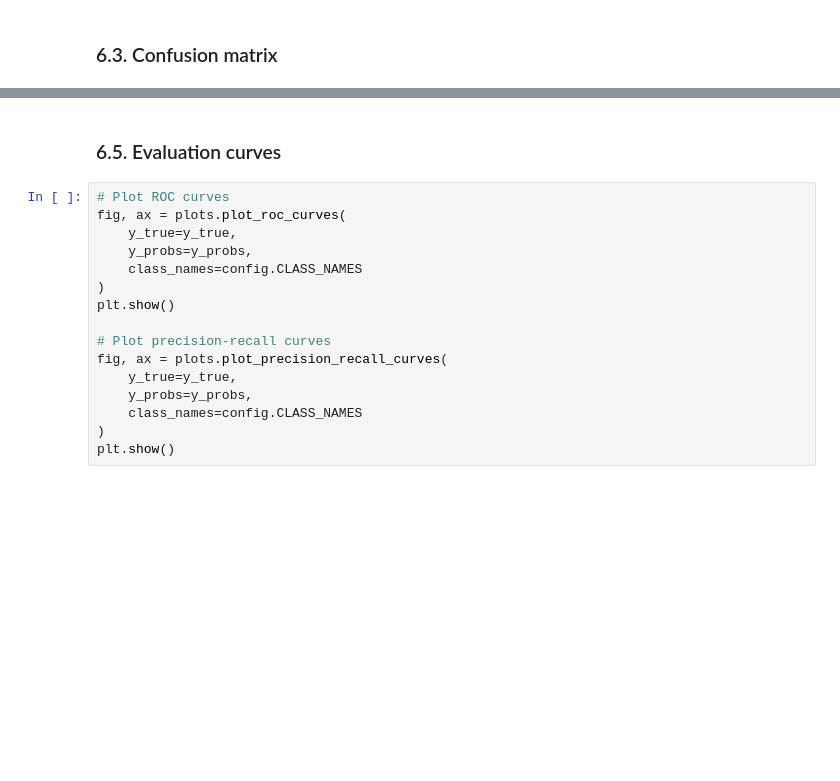
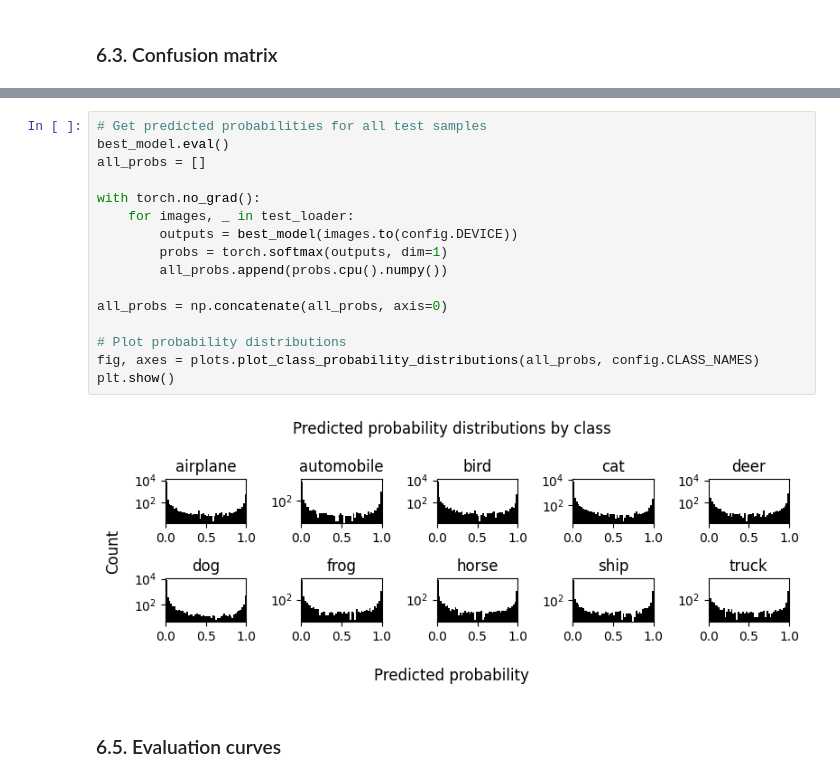
Before and after one commit to gperdrizet/CIFAR10, a Jupyter notebook: notebooks/05-training-optimization.ipynb, the cells around one changed output, grey strips where cells are left out. Cells and saved outputs as stored; diff of their text form; blank space fills up the shorter version.

```diff
--- a/notebooks/05-training-optimization.ipynb
+++ b/notebooks/05-training-optimization.ipynb
@@ -446,18 +559,20 @@ plt.show()
+# %%
+# Get predicted probabilities for all test samples
+best_model.eval()
+all_probs = []
+
+with torch.no_grad():
+    for images, _ in test_loader:
+        outputs = best_model(images.to(config.DEVICE))
+        probs = torch.softmax(outputs, dim=1)
+        all_probs.append(probs.cpu().numpy())
+
+all_probs = np.concatenate(all_probs, axis=0)
+
+# Plot probability distributions
+fig, axes = plots.plot_class_probability_distributions(all_probs, config.CLASS_NAMES)
+plt.show()
+# %% [output]
+[figure, added]
 # %% [markdown]
 ### 6.5. Evaluation curves
-# %%
-# Plot ROC curves
-fig, ax = plots.plot_roc_curves(
-    y_true=y_true,
-    y_probs=y_probs,
-    class_names=config.CLASS_NAMES
-)
-plt.show()
-
-# Plot precision-recall curves
-fig, ax = plots.plot_precision_recall_curves(
-    y_true=y_true,
-    y_probs=y_probs,
-    class_names=config.CLASS_NAMES
-)
-plt.show()
```
Also changed, not shown: parts of 41 cells of this notebook, 11 other files.
